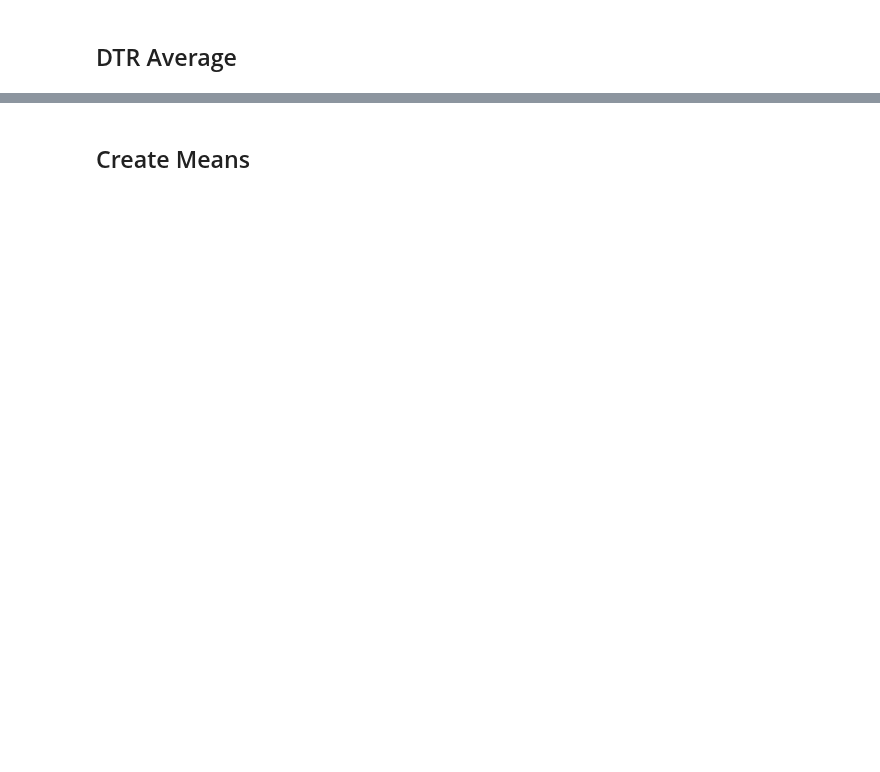
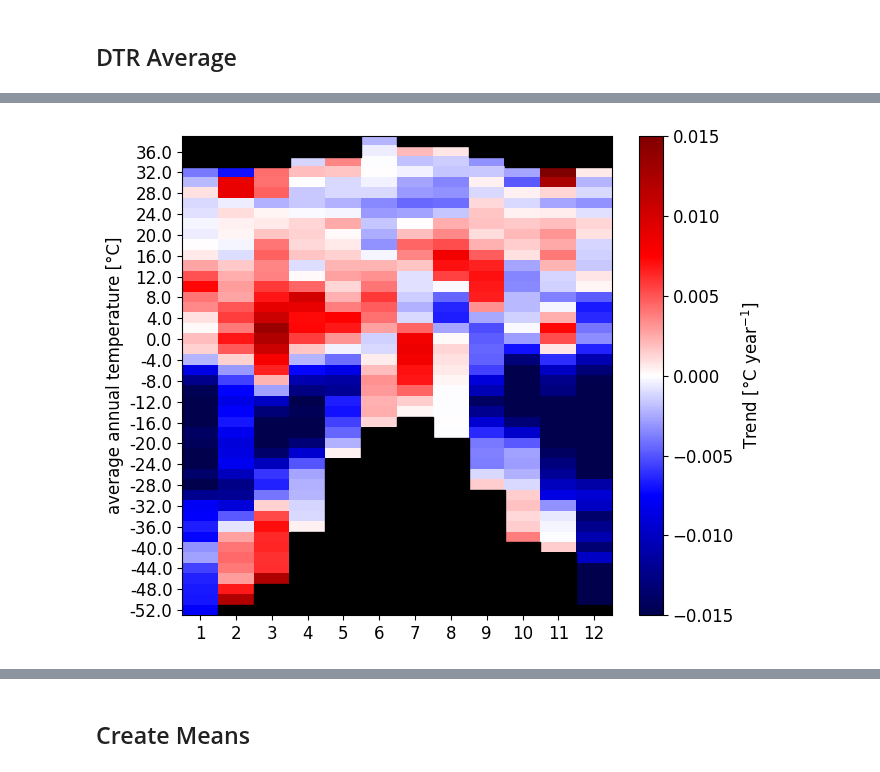
Before and after one commit to LeoausderDose/Praktikum_AWI, a Jupyter notebook: Bilder/Binned_Trends/Binned_Trends_month.ipynb, the cells around one changed output, grey strips where cells are left out. Cells and saved outputs as stored; diff of their text form; code cells hidden in the pictures; blank space fills up the shorter version.

```diff
--- a/Bilder/Binned_Trends/Binned_Trends_month.ipynb
+++ b/Bilder/Binned_Trends/Binned_Trends_month.ipynb
@@ -593,0 +422,37 @@ for month in unique_months:
+# %%
+import numpy as np
+import pandas as pd
+import matplotlib.pyplot as plt
+from matplotlib.patches import Rectangle
+
+# Assuming 'trend_data_bin_month' is your DataFrame
+boundary = 0.015
+
+# Create a colormap with NaN values marked as black
+cmap = plt.cm.seismic
+cmap.set_bad(color='black')
+
+# Create a heatmap using matplotlib with NaN values colored as black
+plt.figure(figsize=(17/2.46, 5.5))
+heatmap = plt.imshow(trend_data_bin_month, cmap=cmap, origin='lower', vmin=-boundary, vmax=boundary, aspect='auto')
+
+# Highlight NaN values with hatching
+for i in range(len(trend_data_bin_month.index)):
+    for j in range(len(trend_data_bin_month.columns)):
+        if np.isnan(trend_data_bin_month.iloc[i, j]):
+            rect = Rectangle((j - 0.5, i - 0.5), 1, 1, hatch='/', edgecolor='black', facecolor='black')
+            plt.gca().add_patch(rect)
+
+# Display row and column labels
+plt.xticks(range(len(trend_data_bin_month.columns)), trend_data_bin_month.columns)
+plt.yticks(range(len(trend_data_bin_month.index))[::3-1], trend_data_bin_month.index[::3-1])
+
+plt.ylabel('average annual temperature [°C]')
+# Display colorbar
+plt.colorbar(label='Trend [°C year$^{-1}$]')
+
+# Show the plot
+plt.tight_layout()
+plt.show()
+# %% [output]
+[figure, added]
```
Also changed, not shown: parts of 40 cells of this notebook.
